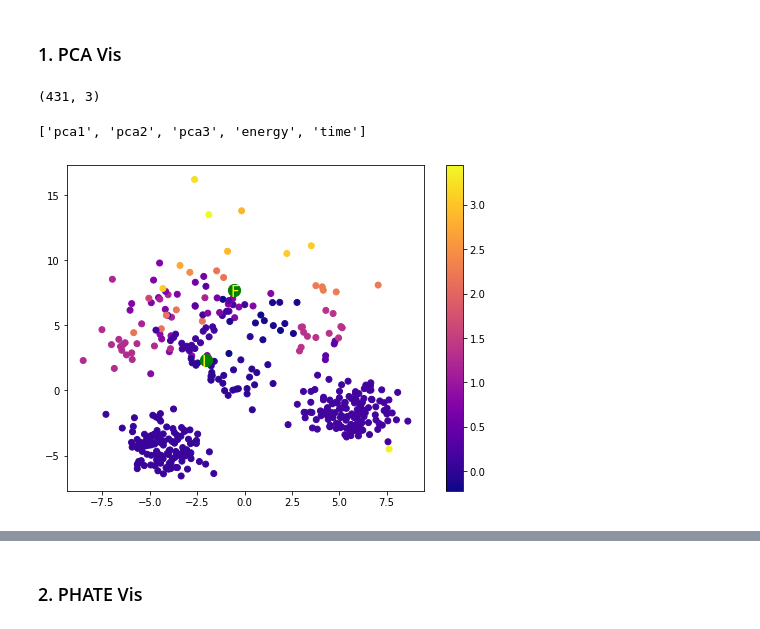
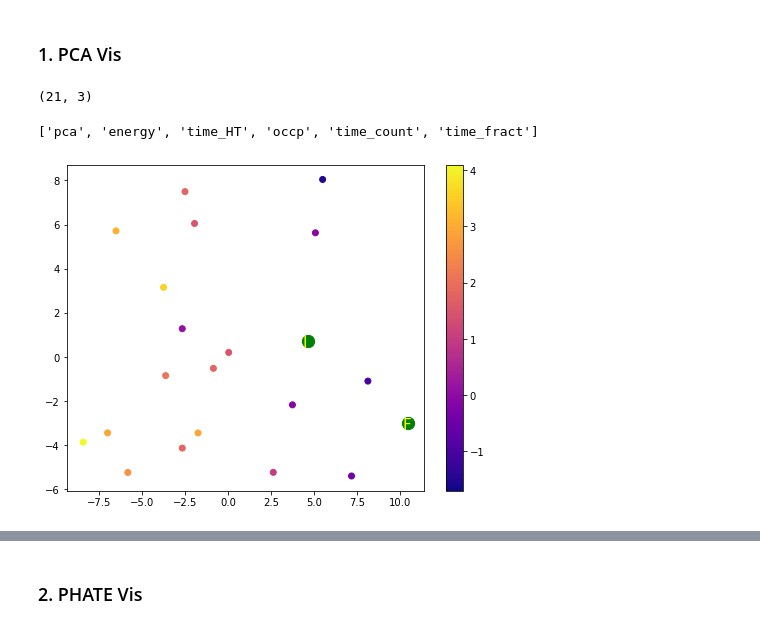
Before and after one commit to chenwei-zhang/ViDa, a Jupyter notebook: code/gsae_embed.ipynb, the cells around one changed output, grey strips where cells are left out. Saved outputs shown, nothing was run; the diff lists cells and outputs as text; code cells hidden in the pictures.

Commit message:
add/update plot functions

```diff
--- a/code/gsae_embed.ipynb
+++ b/code/gsae_embed.ipynb
@@ -312,20 +451,20 @@ npyfile0["data_embed"].shape
 # %% [markdown]
 ### 1. PCA Vis
 # %%
-data_embed = pyfile0["data_embed"]
 pca_coords = PCA(n_components=3).fit_transform(data_embed)
 pca_coords.shape
 # %% [output]
-(431, 3)
+(21, 3)
 # %%
 """ Save plot data to npy file
 """
-# # save pca coordinates, energy, time data to npy file for Julia plot
-# with open('data/I1_0_pcaplot.npy', 'wb') as f:
-#     np.savez(f,pca1=pca_coords[:,0],pca2=pca_coords[:,1],
-#                   pca3=pca_coords[:,2],energy=SIM_G,time=SIM_T)
+# save pca coordinates, energy, time data to npy file for Julia plot
+with open('data/I1_sim1_pca_uniq.npy', 'wb') as f:
+    np.savez(f,pca=pca_coords,energy=SIM_G_uniq,time_HT=SIM_HT_uniq,
+                  occp = occ_density,time_count=time_count,
+                  time_fract=time_fract)
 
-npyfile = np.load("data/I1_0_pcaplot.npy")
+npyfile = np.load("data/I1_sim1_pca_uniq.npy")
 npyfile.files
 # %% [output]
-['pca1', 'pca2', 'pca3', 'energy', 'time']
+['pca', 'energy', 'time_HT', 'occp', 'time_count', 'time_fract']
@@ -340,22 +471,25 @@ npyfile.files
+# %%
+X = npyfile["pca"][:,0]
+Y = npyfile["pca"][:,1]
+Z = npyfile["pca"][:,2]
 # %%
 # PCA: 2 components
 fig,ax = plt.subplots(figsize=(8,6))
-im = ax.scatter(npyfile["pca1"],
-          npyfile["pca2"],
+im = ax.scatter(X, Y,
           c=npyfile["energy"],
           cmap='plasma',
         )
 
 plt.colorbar(im)
 
 annotations=["I","F"]
-x = [npyfile["pca1"][0],npyfile["pca1"][-1]]
-y = [npyfile["pca2"][0],npyfile["pca2"][-1]]
+x = [X[0],X[-1]]
+y = [Y[0],Y[-1]]
 plt.scatter(x,y,s=150, c="green", alpha=1)
 for i, label in enumerate(annotations):
-    plt.annotate(label, (x[i]-0.2,y[i]-0.5),fontsize=15,c="yellow")
+    plt.annotate(label, (x[i]-0.3,y[i]-0.3),fontsize=15,c="yellow")
 # %% [output]
-[figure, old version]
+[figure, new version]
 # %%
 # PCA: 2 components
 
```
Also changed, not shown: parts of 46 cells of this notebook, 4 other files.
